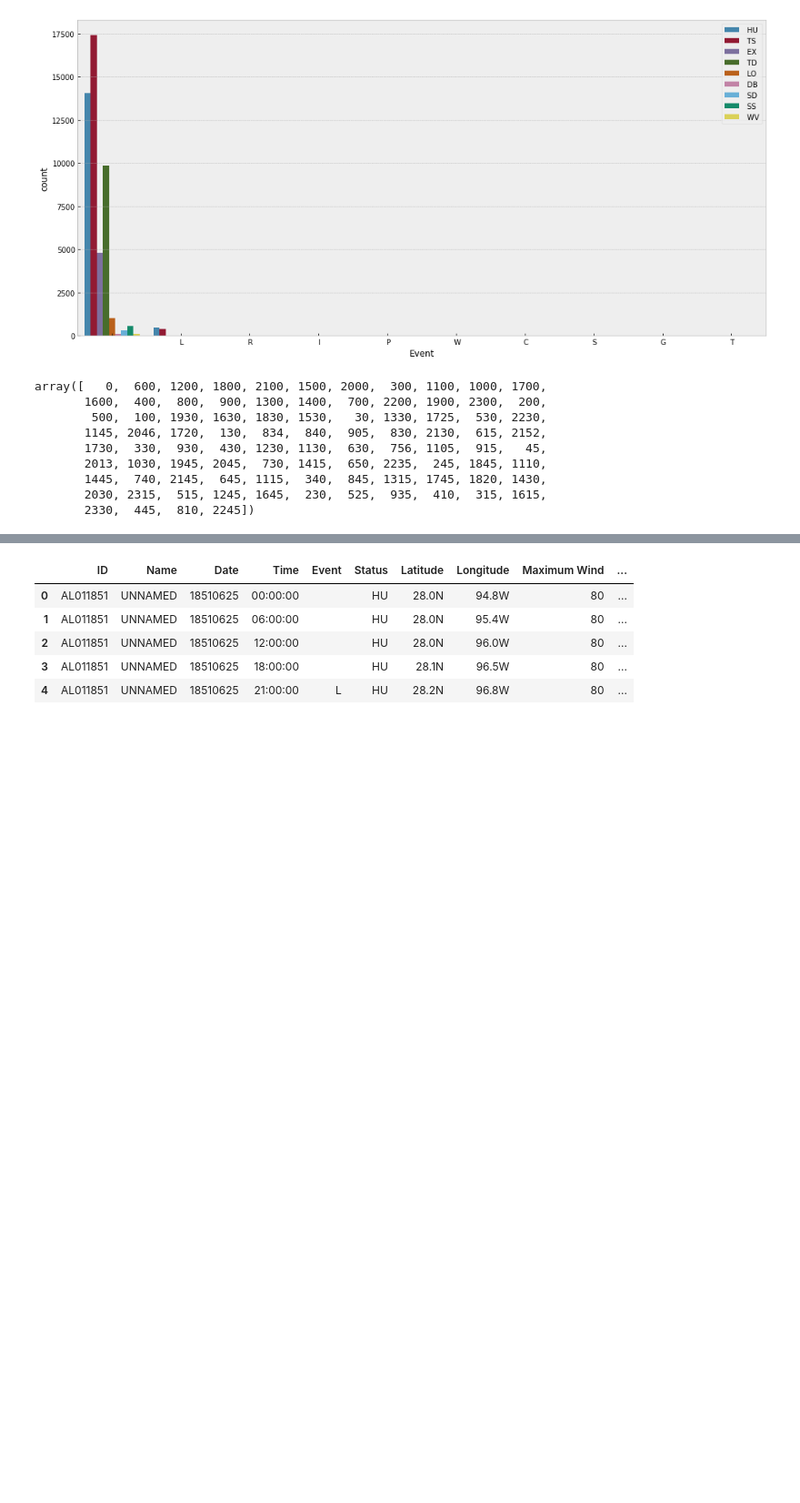
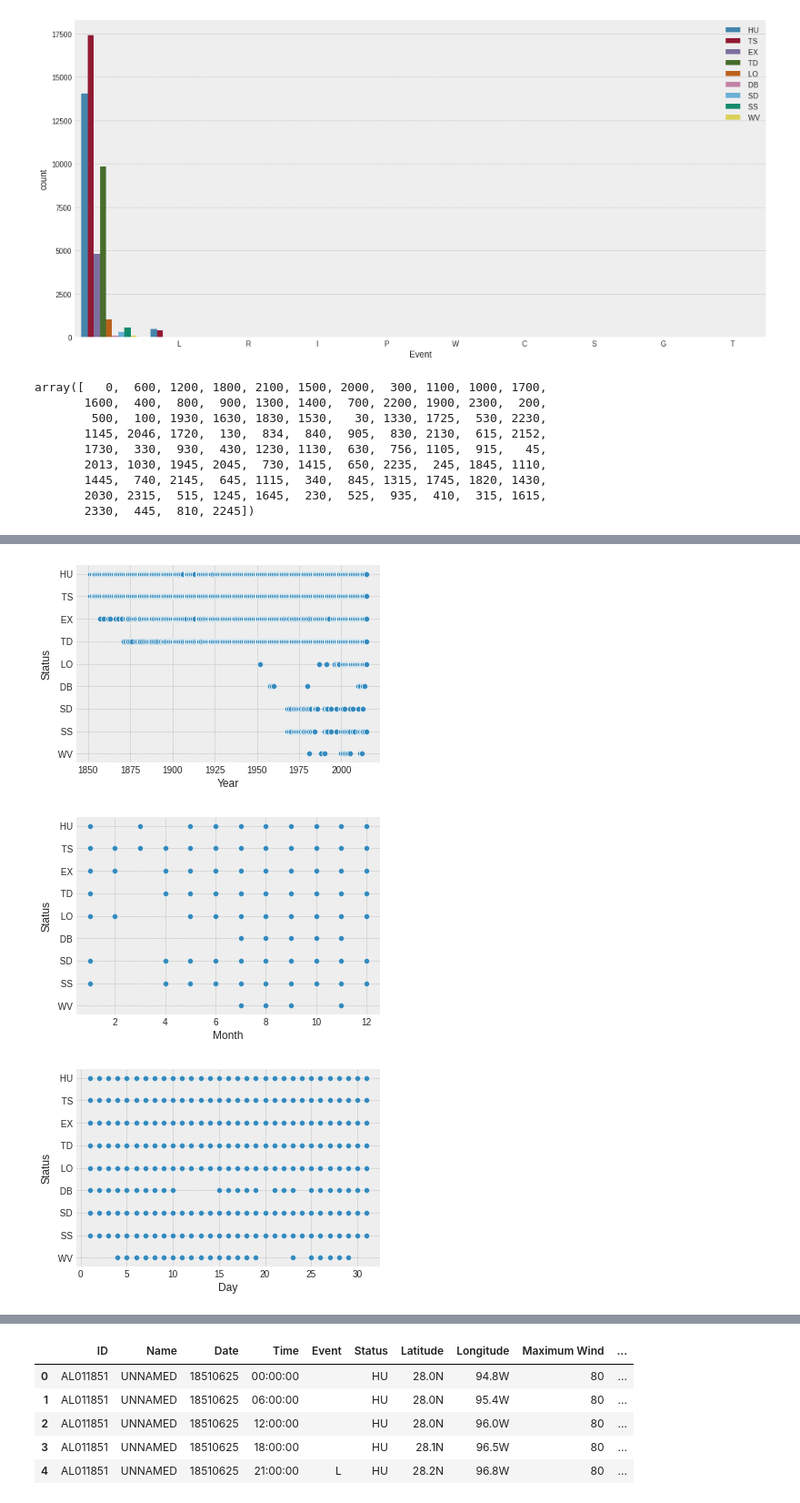
Before and after one commit to manishmawatwal/DataScience, a Jupyter notebook: Predicting_trajectories_of_atlantic_hurricanes.ipynb, the cells around one changed output, grey strips where cells are left out. Shown at 91% size. Cells and saved outputs as stored; diff of their text form; code cells hidden in the pictures; blank space fills up the shorter version.

```diff
--- a/Predicting_trajectories_of_atlantic_hurricanes.ipynb
+++ b/Predicting_trajectories_of_atlantic_hurricanes.ipynb
@@ -124,0 +145,9 @@ sns.barplot(x=a.index, y=a)
+# %%
+cols = ['Year', 'Month', 'Day']
+for i, col in enumerate(cols):
+    plt.figure(i)
+    sns.scatterplot(df[col], df['Status'])
+# %% [output]
+[figure, added]
+[figure, added]
+[figure, added]
```
Also changed, not shown: parts of 15 cells of this notebook.
